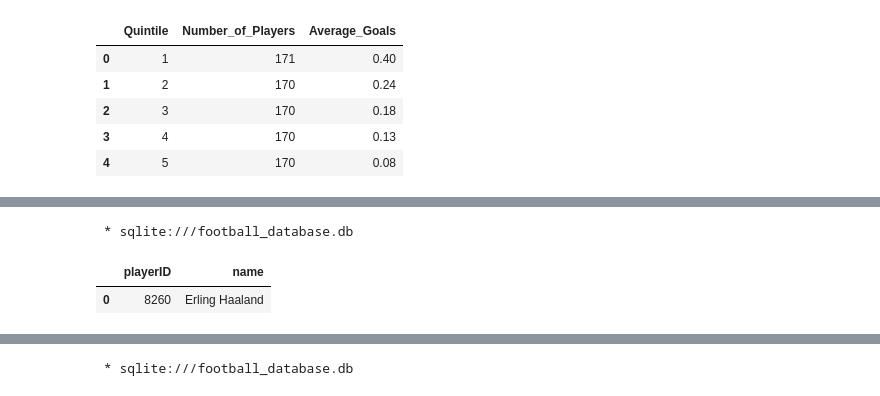
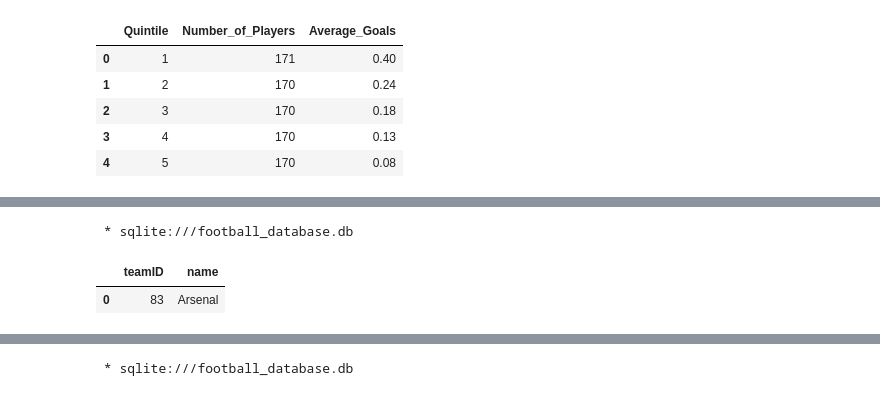
Before and after one commit to Zaki978/European-Soccer-SQL-Data-Project, a Jupyter notebook: EU Football SQL Project.ipynb, the cells around one changed output, grey strips where cells are left out. Saved outputs shown, nothing was run; the diff lists cells and outputs as text; code cells hidden in the pictures.

Commit message:
Calculating Arsenal's top Scores

```diff
--- a/EU Football SQL Project.ipynb
+++ b/EU Football SQL Project.ipynb
@@ -426,10 +431,10 @@ ORDER BY Quintile;
 # %%
 %%sql
 -- create a query to find Haaland
 SELECT *
-FROM players
-WHERE name LIKE '%Haaland%';
+FROM teams
+WHERE name LIKE '%Arsenal%';
 # %% [output]
  * sqlite:///football_database.db
-|  | playerID | name |
-| 0 | 8260 | Erling Haaland |
+|  | teamID | name |
+| 0 | 83 | Arsenal |
```
Also changed, not shown: parts of 9 cells of this notebook, 2 other files.
